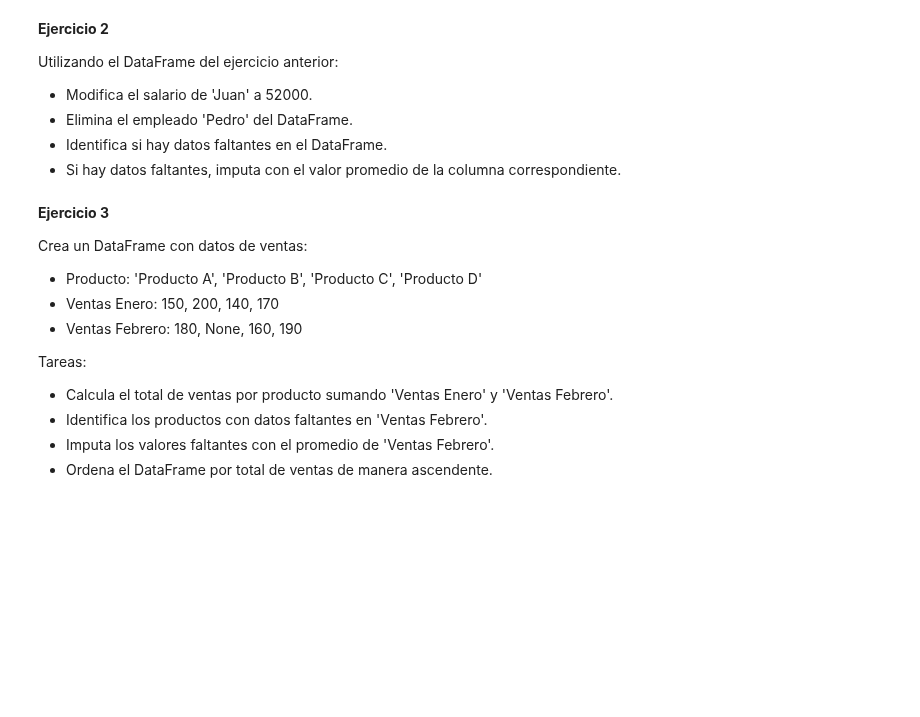
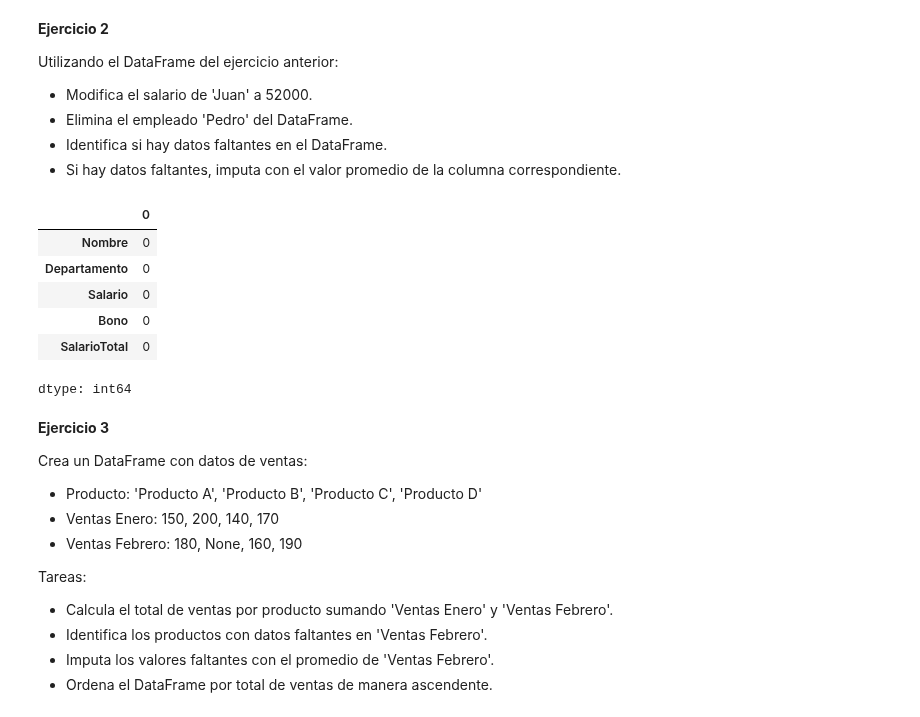
Before and after one commit to pipaber/Python-Programming101, a Jupyter notebook: 01_Introduccion_a_Python/07_Manipulación_de_Datos_con_Pandas.ipynb, the cells around one changed output. Drawn from its saved outputs; the diff is of its cells as text; code cells hidden in the pictures; blank space fills up the shorter version.

```diff
--- a/01_Introduccion_a_Python/07_Manipulación_de_Datos_con_Pandas.ipynb
+++ b/01_Introduccion_a_Python/07_Manipulación_de_Datos_con_Pandas.ipynb
@@ -444,6 +637,20 @@ Utilizando el DataFrame del ejercicio anterior:
 - Elimina el empleado 'Pedro' del DataFrame.
 - Identifica si hay datos faltantes en el DataFrame.
 - Si hay datos faltantes, imputa con el valor promedio de la columna correspondiente.
+# %%
+df.loc[df['Nombre'] == 'Juan', 'Salario'] = 52000
+
+df = df[df['Nombre'] != 'Pedro'].reset_index(drop=True)
+
+df.isnull().sum()
+# %% [output]
+|  | 0 |
+| Nombre | 0 |
+| Departamento | 0 |
+| Salario | 0 |
+| Bono | 0 |
+| SalarioTotal | 0 |
+dtype: int64
 # %% [markdown]
 **Ejercicio 3**
 
```
Also changed, not shown: parts of 20 cells of this notebook.
